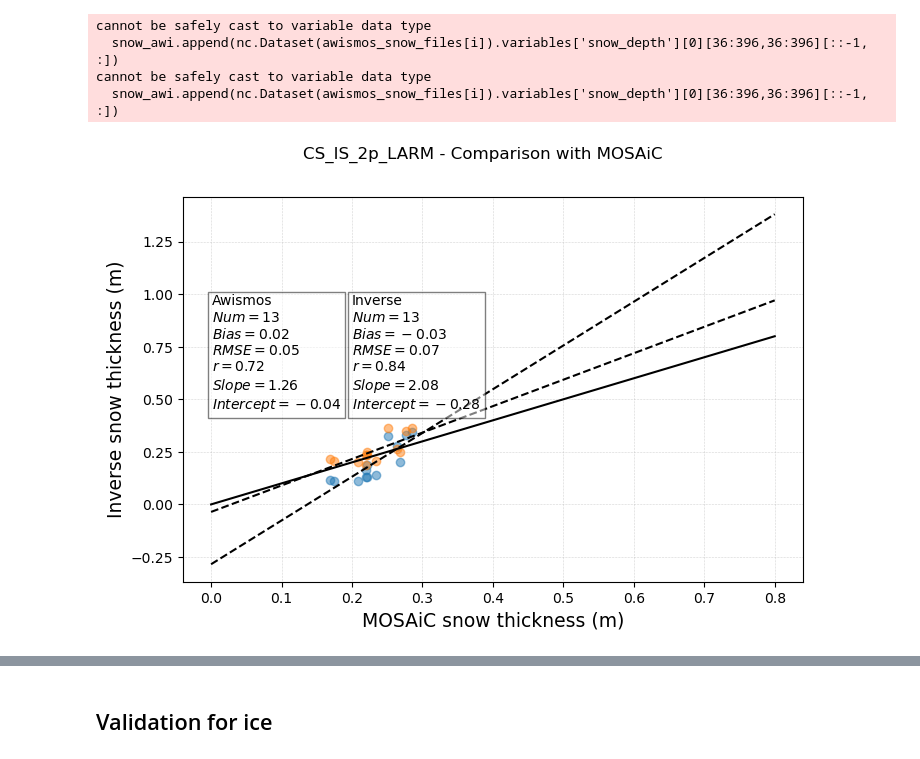
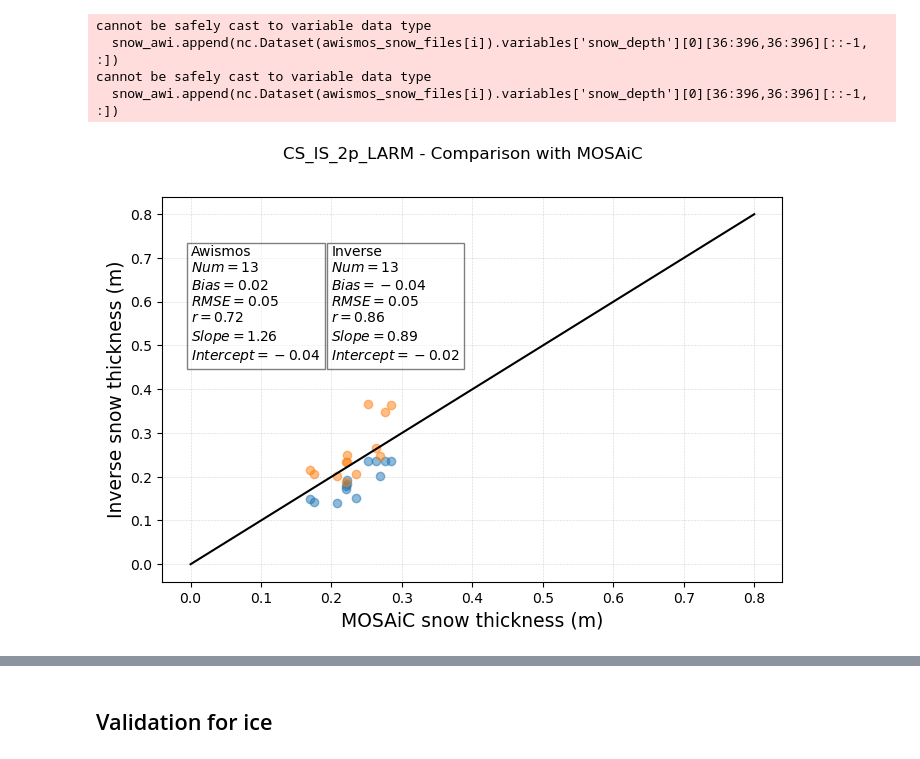
Before and after one commit to Elierb/Bayesian-trans-dimensional-inversion-from-satellite-altimeters-for-Arctic-ice-and-snow-retrievals, a Jupyter notebook: snow_ice/CS_IS_2p_LARM/validation_comparison.ipynb, the cells around one changed output, grey strips where cells are left out. Saved outputs shown, nothing was run; the diff lists cells and outputs as text; code cells hidden in the pictures.

```diff
--- a/snow_ice/CS_IS_2p_LARM/validation_comparison.ipynb
+++ b/snow_ice/CS_IS_2p_LARM/validation_comparison.ipynb
@@ -89,7 +90,16 @@ def analyse (calculated_data, validation_data):
     r2 = 1 - (np.sum(residuals) / np.sum(denom))
 
     # Calculate slope and y-intercept
-    slope, intercept = np.polyfit(validation_data, calculated_data, 1)
+    #slope, intercept = np.polyfit(validation_data, calculated_data, 1)
+    data = RealData(validation_data, calculated_data)
+    model = Model(model_func)
+    beta0 = [1.0, 0.0]
+    odr = ODR(data, model, beta0=beta0)
+    output = odr.run()
+
+    slope = output.beta[0]
+    intercept = output.beta[1]
+
 
     return md, rmse, r2, slope, intercept
 # %% [markdown]
@@ -276,12 +286,12 @@ cs_files = ["/home/erb/masterproject/MSCI_project/snow_ice/carmen/daily_numpys/C
             "/home/erb/masterproject/MSCI_project/snow_ice/carmen/daily_numpys/CS2_LARM/FB_interp_2019-2020_25km_20200415.npy"]
 
 
-inverse_snow_files = ["/home/erb/masterproject/MSCI_project/snow_ice/CS_IS_2p_LARM/results_npy/non_interpolated_input/201911/15tesselationDelaunay_initcell1300_iteration1000000_date_window5j_errorinput_alphacs20.75_hierarchicalno_snow.npy",
-                      "/home/erb/masterproject/MSCI_project/snow_ice/CS_IS_2p_LARM/results_npy/non_interpolated_input/201912/15tesselationDelaunay_initcell1300_iteration1000000_date_window5j_errorinput_alphacs20.75_hierarchicalno_snow.npy",
-                      "/home/erb/masterproject/MSCI_project/snow_ice/CS_IS_2p_LARM/results_npy/non_interpolated_input/202001/15tesselationDelaunay_initcell1300_iteration1000000_date_window5j_errorinput_alphacs20.75_hierarchicalno_snow.npy",
-                      "/home/erb/masterproject/MSCI_project/snow_ice/CS_IS_2p_LARM/results_npy/non_interpolated_input/202002/15tesselationDelaunay_initcell1300_iteration1000000_date_window5j_errorinput_alphacs20.75_hierarchicalno_snow.npy",
-                      "/home/erb/masterproject/MSCI_project/snow_ice/CS_IS_2p_LARM/results_npy/non_interpolated_input/202003/15tesselationDelaunay_initcell1300_iteration1000000_date_window5j_errorinput_alphacs20.75_hierarchicalno_snow.npy",
-                      "/home/erb/masterproject/MSCI_project/snow_ice/CS_IS_2p_LARM/results_npy/non_interpolated_input/202004/15tesselationDelaunay_initcell1300_iteration1000000_date_window5j_errorinput_alphacs20.75_hierarchicalno_snow.npy"]
+inverse_snow_files = ["/home/erb/masterproject/MSCI_project/snow_ice/CS_IS_2p_LARM/results_npy/non_interpolated_input/201911/15tesselationDelaunay_initcell1500_iteration1500000_date_window15j_icedensitymixte_alphacs20.75_hierarchicalno_snow.npy",
+                      "/home/erb/masterproject/MSCI_project/snow_ice/CS_IS_2p_LARM/results_npy/non_interpolated_input/201912/15tesselationDelaunay_initcell1500_iteration1500000_date_window15j_icedensitymixte_alphacs20.75_hierarchicalno_snow.npy",
+                      "/home/erb/masterproject/MSCI_project/snow_ice/CS_IS_2p_LARM/results_npy/non_interpolated_input/202001/15tesselationDelaunay_initcell1500_iteration1500000_date_window15j_icedensitymixte_alphacs20.75_hierarchicalno_snow.npy",
+                      "/home/erb/masterproject/MSCI_project/snow_ice/CS_IS_2p_LARM/results_npy/non_interpolated_input/202002/15tesselationDelaunay_initcell1500_iteration1500000_date_window15j_icedensitymixte_alphacs20.75_hierarchicalno_snow.npy",
+                      "/home/erb/masterproject/MSCI_project/snow_ice/CS_IS_2p_LARM/results_npy/non_interpolated_input/202003/15tesselationDelaunay_initcell1500_iteration1500000_date_window15j_icedensitymixte_alphacs20.75_hierarchicalno_snow.npy",
+                      "/home/erb/masterproject/MSCI_project/snow_ice/CS_IS_2p_LARM/results_npy/non_interpolated_input/202004/15tesselationDelaunay_initcell1500_iteration1500000_date_window15j_icedensitymixte_alphacs20.75_hierarchicalno_snow.npy"]
 
 awismos_snow_files = ['/home/erb/masterproject/MSCI_project/validation_data/awismos/data_awismos_l3c_month/2019/awi-siral-l3c-sithick-cryosat2-rep-nh_25km_ease2-201911-fv2p4.nc',
                       '/home/erb/masterproject/MSCI_project/validation_data/awismos/data_awismos_l3c_month/2019/awi-siral-l3c-sithick-cryosat2-rep-nh_25km_ease2-201912-fv2p4.nc',
@@ -362,39 +372,39 @@ textstr = '\n'.join((
     rf'$Slope = {slope:.2f}$',
     rf'$Intercept = {intercept:.2f}$'))
 box_props = dict(boxstyle='square', facecolor= 'white', alpha=0.5)
-plt.text(0.2, 1, textstr, bbox=box_props, verticalalignment='top')
+plt.text(0.2, 0.73, textstr, bbox=box_props, verticalalignment='top')
 
 # Regression line
 x_values = np.array([0,0.8])
 y_values = slope * x_values + intercept
-plt.plot(x_values, y_values, 'k--')
+#plt.plot(x_values, y_values, 'k--')
 
 md_ice_inverse, rmse_ice_inverse, r2_ice_inverse, slope, intercept = analyse(snow_awismos, snow_compare_awismos)
 r_ice = pearson(snow_compare_awismos, snow_awismos)
 
 textstr = '\n'.join((
     rf'Awismos',
     rf'$Num = {len(snow_awismos)}$',
     rf'$Bias={md_ice_inverse:.2f}$',
     rf'$RMSE={rmse_ice_inverse:.2f}$',
     #rf'$R^2={r2_snow_inverse:.2f}$',
     rf'$r = {r_ice:.2f}$',
     rf'$Slope = {slope:.2f}$',
     rf'$Intercept = {intercept:.2f}$'))
 box_props = dict(boxstyle='square', facecolor= 'white', alpha=0.5)
-plt.text(0.001, 1, textstr, bbox=box_props, verticalalignment='top')
+plt.text(0.001, 0.73, textstr, bbox=box_props, verticalalignment='top')
 
 x_values = np.array([0,0.8])
 y_values = slope * x_values + intercept
-plt.plot(x_values, y_values, '--k', label ="Awismos")
+#plt.plot(x_values, y_values, '--k', label ="Awismos")
 
 
-
+save_fig = 0
 
 if save_fig == 1 :
     plt.savefig('/home/erb/masterproject/MSCI_project/snow_ice/CS_IS_2p_LARM/validation/non_interpolated/validation_MOSAiC' + year + '.png')
 # %% [output]
-[figure, old version]
+[figure, new version]
 # %%
 # Comparison against SMLG
 
```
Also changed, not shown: parts of 5 cells of this notebook.
